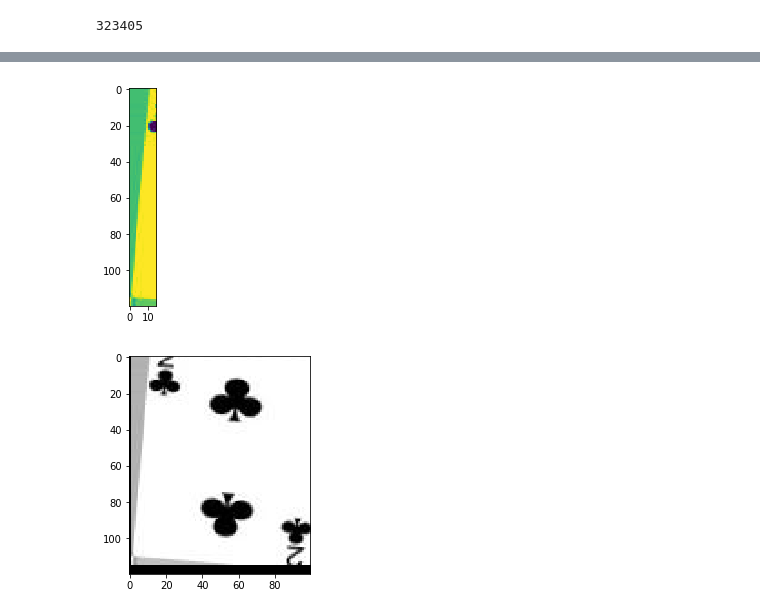
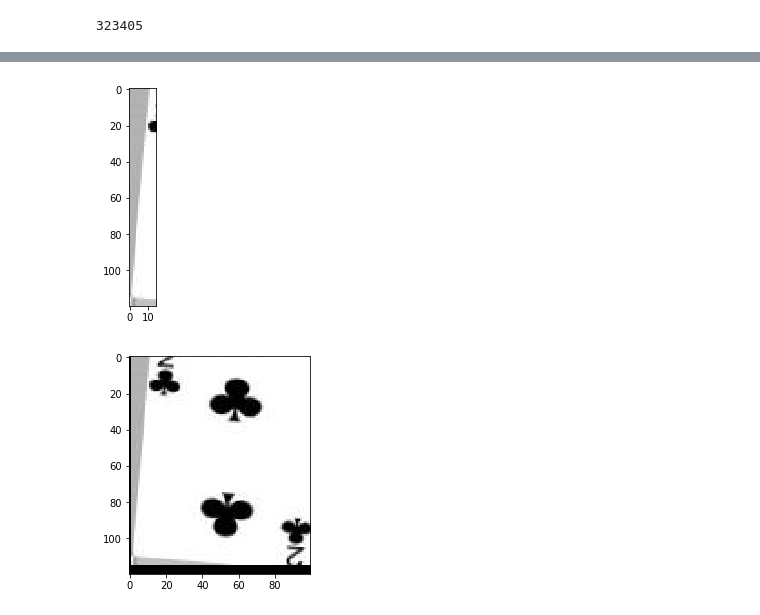
Before and after one commit to KangDoHyeong/PlayingCardsDetection, a Jupyter notebook: Doh/It's CLEAN CODE/1211 Rotate & ABS.ipynb, the cells around one changed output, grey strips where cells are left out. Cells and saved outputs as stored; diff of their text form; code cells hidden in the pictures.

```diff
--- a/Doh/It's CLEAN CODE/1211 Rotate & ABS.ipynb
+++ b/Doh/It's CLEAN CODE/1211 Rotate & ABS.ipynb
@@ -38,12 +38,14 @@ cv2.absdiff(dst,C2).sum()
 ![title](hist.png)<br>
 32만이면 생각보다 잘나온거라고 볼수있어 ㅇㅇ<br>
 근데 5도 돌렸다는거 모르고 픽셀로 계산했으면 4.5도정도 나왔을거야
-# %%
-plt.imshow(img[:,:15])
-plt.show()
-# 대충 10픽셀정도 검정색이라고 판단함 ㅇㅇ
-# %% [output]
-[figure, removed]
+# %%
+plt.imshow(img[:,:15], cmap='gray')
+plt.show()
+# 대충 10픽셀정도 검정색이라고 판단함, 이거는 나중에 cv2.threshold 적용한 이미지를 이용해서 한칸한칸 검정색인지 확인할거같음
+# 이제 직각삼각형에 코사인법칙을 이용해서 회전각을 계산하고 옮긴 거리를 예상함
+# 이걸 변수에 담아서 하는건 수요일에 할래
+# %% [output]
+[figure, added]
 # %%
 height, width = img.shape
 M = np.float32([[1, 0, 1], [0, 1, -5]]) # 이미지를 왼쪽으로 1, 위으로 5 이동시킵니다. 근거는 5도만큼 돌렸을때 기준점을 옮겨준 것
```
